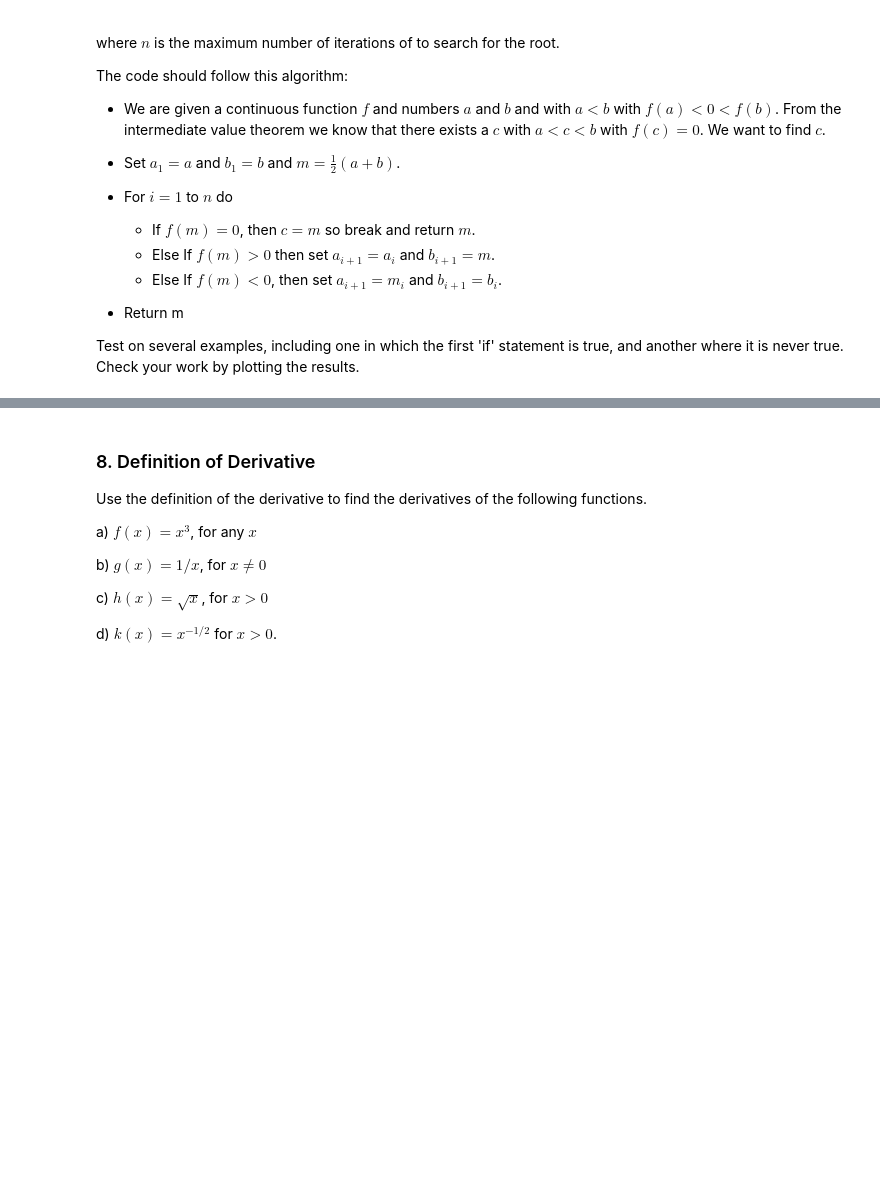
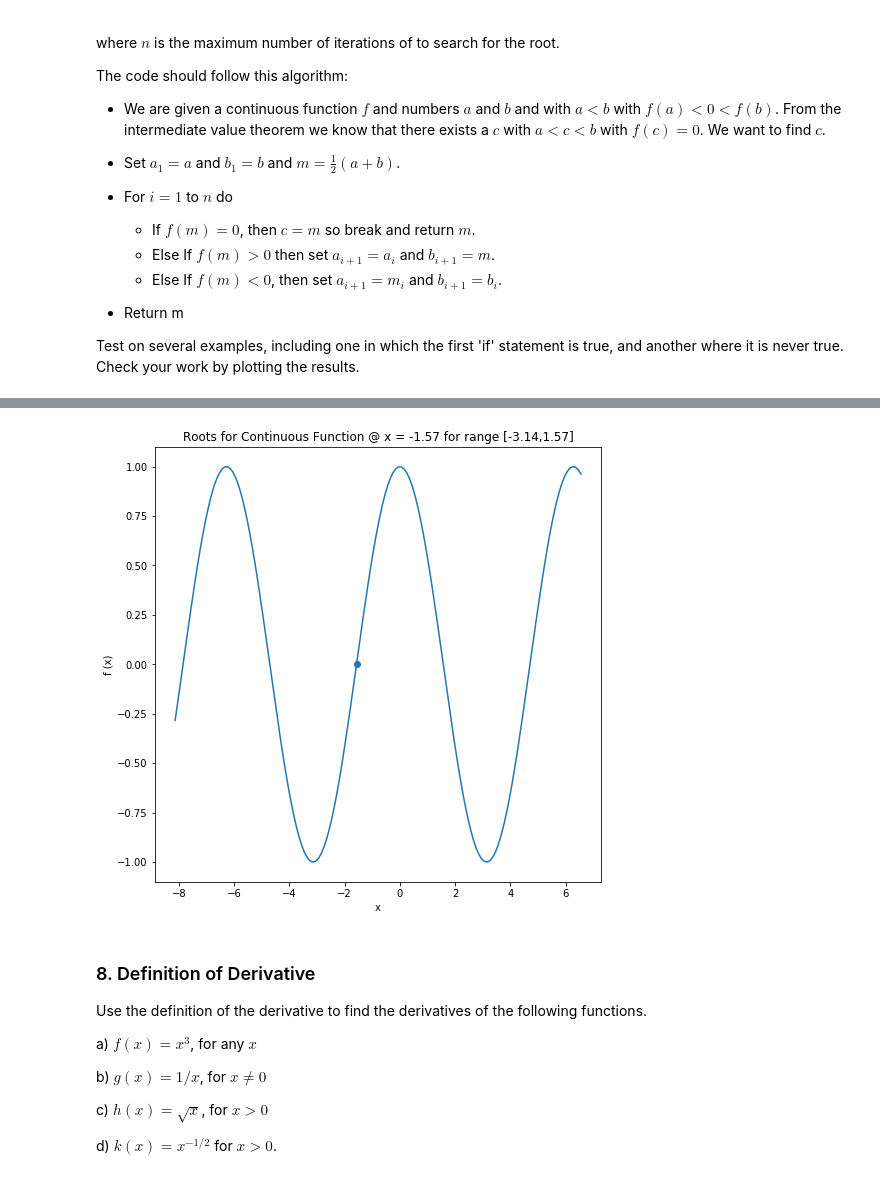
Before and after one commit to kegedy/EE502P, a Jupyter notebook: hw/kevin/HW03.ipynb, the cells around one changed output, grey strips where cells are left out. Saved outputs shown, nothing was run; the diff lists cells and outputs as text; code cells hidden in the pictures; blank space fills up the shorter version.

```diff
--- a/hw/kevin/HW03.ipynb
+++ b/hw/kevin/HW03.ipynb
@@ -305,3 +391,20 @@ Exception: continuous function must follow f(a) < 0 < f(b)
+# %%
+# Define parameters
+f = np.cos
+a = -np.pi
+b = 1/2*np.pi
+n = 50
+r = None
+
+try:
+    r = find_root(f,a,b,n)
+
+except Exception as error:
+    print(error)
+
+plot_roots(a,b,f,r)
+# %% [output]
+[figure, added]
 # %% [markdown]
 ### 8. Definition of Derivative
 
```
Also changed, not shown: parts of 47 cells of this notebook.
